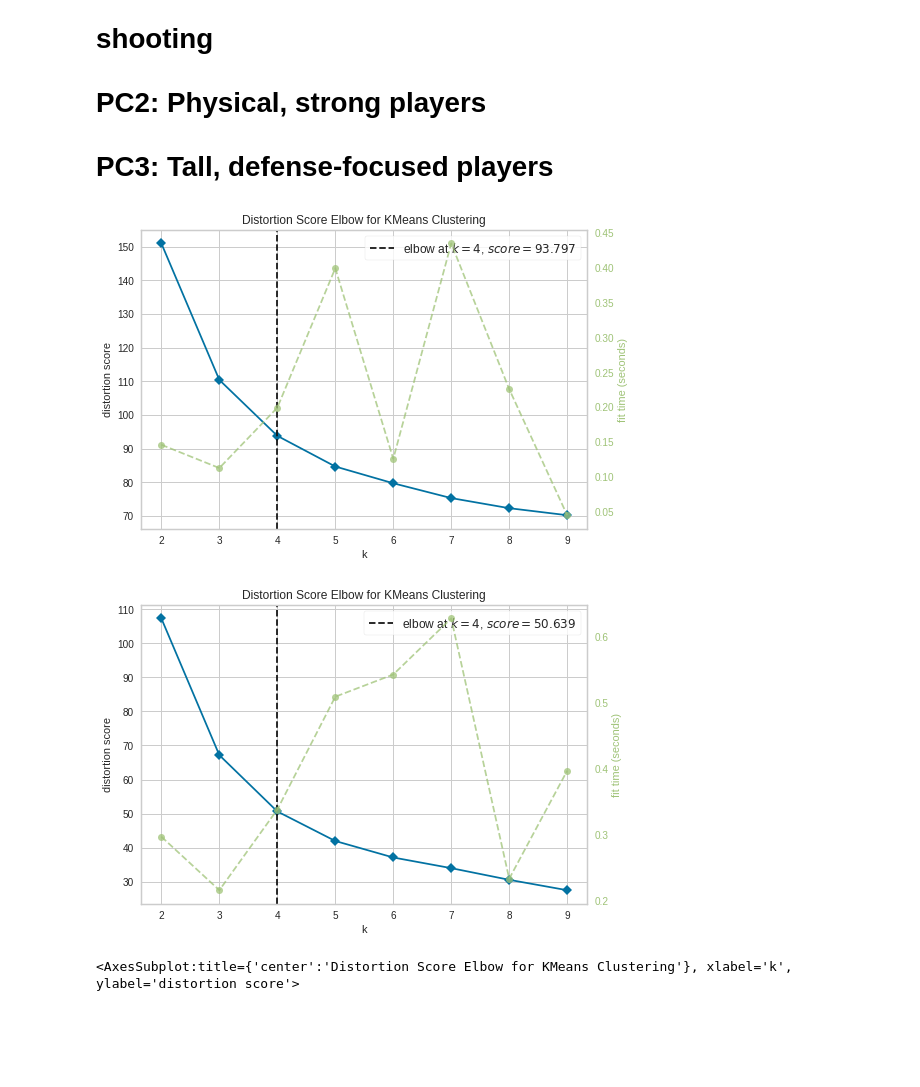
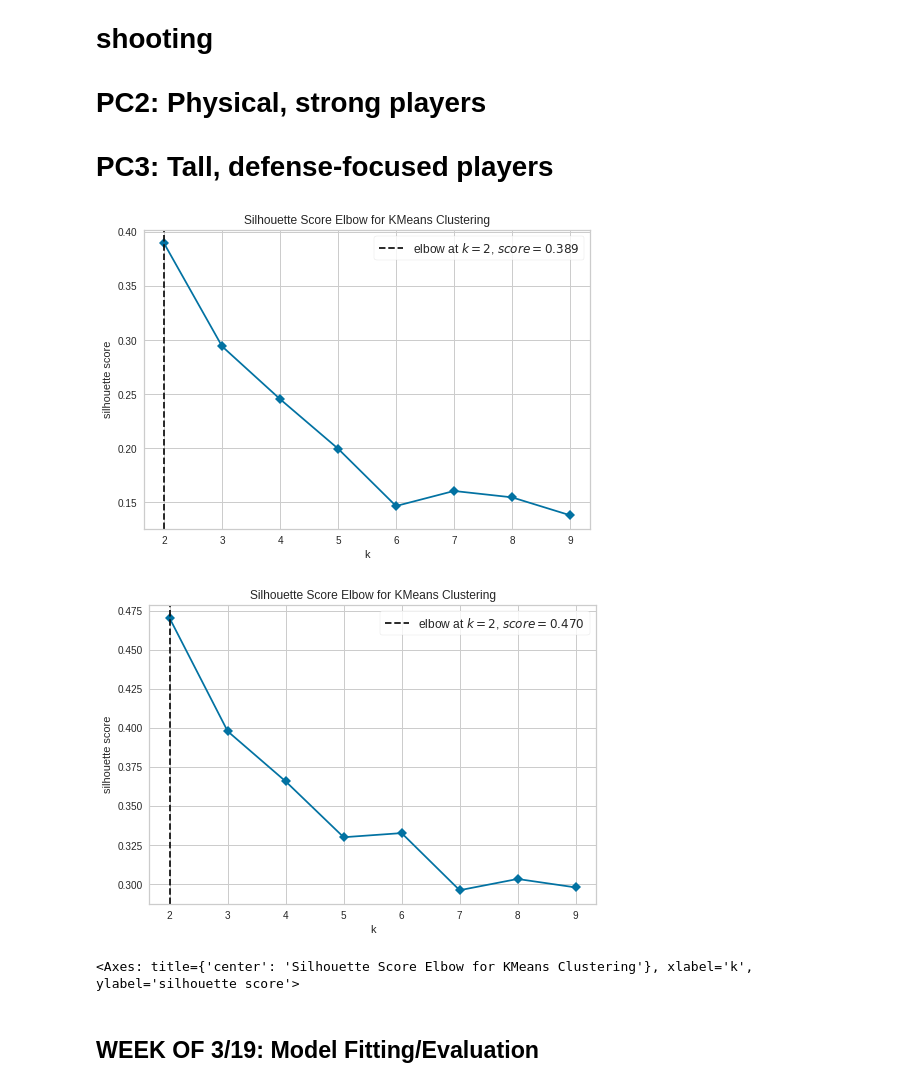
Before and after one commit to Danielpark1239/Spring_2023_IW, a Jupyter notebook: COS398_IW.ipynb, the cells around one changed output. Cells and saved outputs as stored; diff of their text form; code cells hidden in the pictures; blank space fills up the shorter version.

```diff
--- a/COS398_IW.ipynb
+++ b/COS398_IW.ipynb
@@ -418,7 +419,7 @@ def construct_player_df(team_dict, player_attributes_df, labels):
       data[label] = colObj.mean()
       # data[label + '_stddev'] = colObj.std() # don't consider stddev of attributes
     df = pd.DataFrame(data, index=[team_api_id])
-    player_df = player_df.append(df)
+    player_df = pd.concat([player_df, df])
 
   return player_df
 
@@ -432,7 +433,7 @@ def construct_team_df(team_attributes_df, labels):
     for label in labels:
       data[label] = row[label]
     df = pd.DataFrame(data, index=[team_api_id])
-    team_df = team_df.append(df)
+    team_df = pd.concat([team_df, df])
 
   return team_df
 # %%
@@ -611,18 +634,20 @@ Rank
 # PC3: Tall, defense-focused players
 # %%
 # Naive clustering and evaluation before and after PCA (players)
-km = KMeans(random_state=0)
-visualizer = KElbowVisualizer(km, k=(2,10))
+km = KMeans(random_state=0, n_init="auto")
+visualizer = KElbowVisualizer(km, metric="silhouette", k=(2,10), timings=False)
 visualizer.fit(player_df_after.values)
 visualizer.show()
 
-km = KMeans(random_state=0)
-visualizer = KElbowVisualizer(km, k=(2,10))
+km = KMeans(random_state=0, n_init="auto")
+visualizer = KElbowVisualizer(km, metric="silhouette", k=(2,10), timings=False)
 # Apply PCA transformation to player data
 player_df_pca = pca.transform(player_df_after.values)
 visualizer.fit(player_df_pca)
 visualizer.show()
 # %% [output]
-[figure, old version]
+[figure, new version]
-[figure, old version]
+[figure, new version]
-<AxesSubplot:title={'center':'Distortion Score Elbow for KMeans Clustering'}, xlabel='k', ylabel='distortion score'>
+<Axes: title={'center': 'Silhouette Score Elbow for KMeans Clustering'}, xlabel='k', ylabel='silhouette score'>
+# %% [markdown]
+## WEEK OF 3/19: Model Fitting/Evaluation
```
Also changed, not shown: parts of 11 cells of this notebook.
